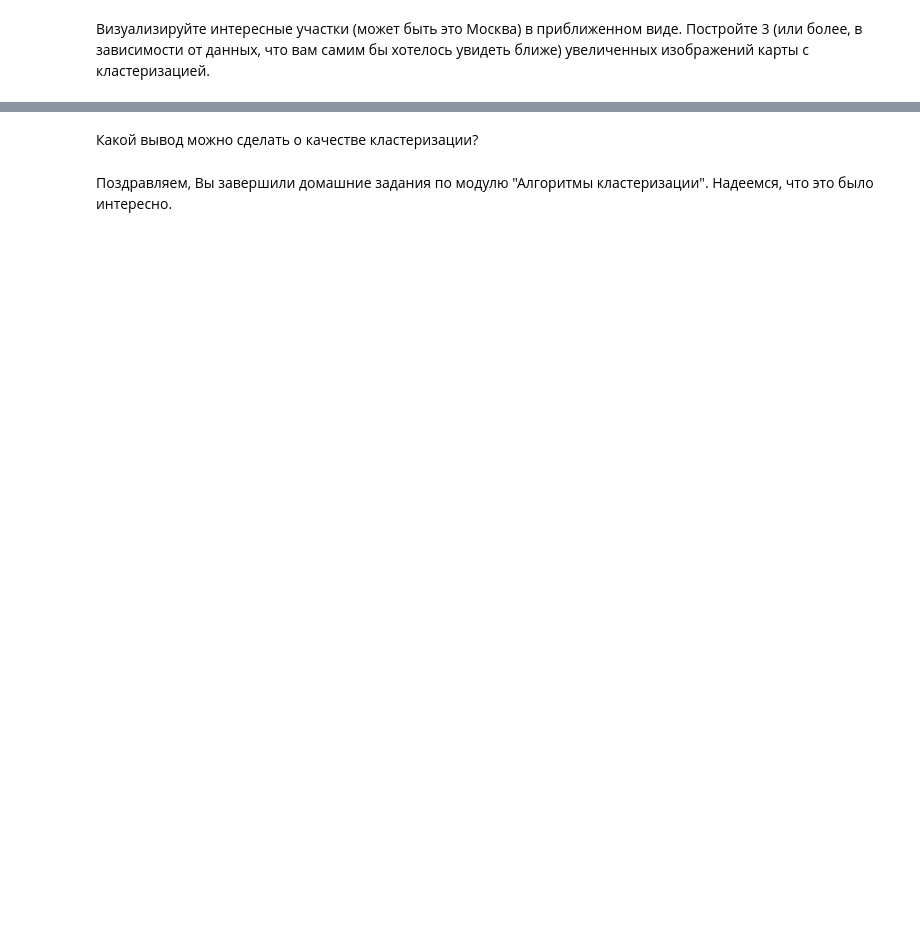
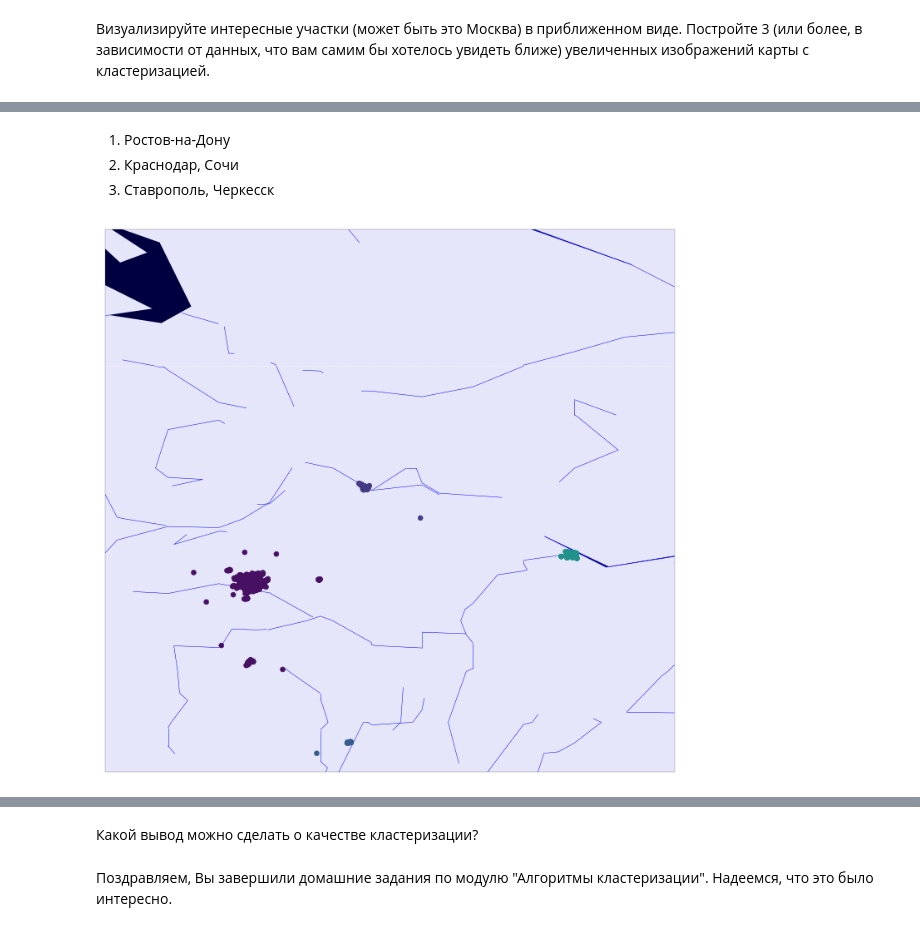
Before and after one commit to is-kozlov/sphere_hw, a Jupyter notebook: Kozlov_hw2.ipynb, the cells around one changed output, grey strips where cells are left out. Drawn from its saved outputs; the diff is of its cells as text; code cells hidden in the pictures; blank space fills up the shorter version.

```diff
--- a/Kozlov_hw2.ipynb
+++ b/Kozlov_hw2.ipynb
@@ -406,0 +425,24 @@ pl.show()
+# %% [markdown]
+1) Ростов-на-Дону<br>
+2) Краснодар, Сочи<br>
+3) Ставрополь, Черкесск
+# %%
+pl.figure(figsize=(20,12))
+
+cluster = 4
+x_cl = x[y == cluster]
+
+m = bm.Basemap(projection='cyl', llcrnrlat=min(x_cl[:, 0]) - 5, urcrnrlat=max(x_cl[:, 0]) + 5, llcrnrlon=min(x_cl[:, 1]) - 5, urcrnrlon=max(x_cl[:, 1]) + 5, resolution='c')
+
+m.drawcountries(linewidth=0.2)
+m.fillcontinents(color='lavender', lake_color='#000040')
+m.drawmapboundary(linewidth=0.2, fill_color='#000040')
+m.drawparallels(np.arange(-90,90,30),labels=[0,0,0,0], color='white', linewidth=0.5)
+m.drawmeridians(np.arange(0,360,30),labels=[0,0,0,0], color='white', linewidth=0.5)
+m.drawrivers(color='#0000ff')
+
+m.scatter(x[:, 1], x[:,0], c = y, zorder=10)
+
+pl.show()
+# %% [output]
+[figure, added]
```
Also changed, not shown: parts of 14 cells of this notebook.
